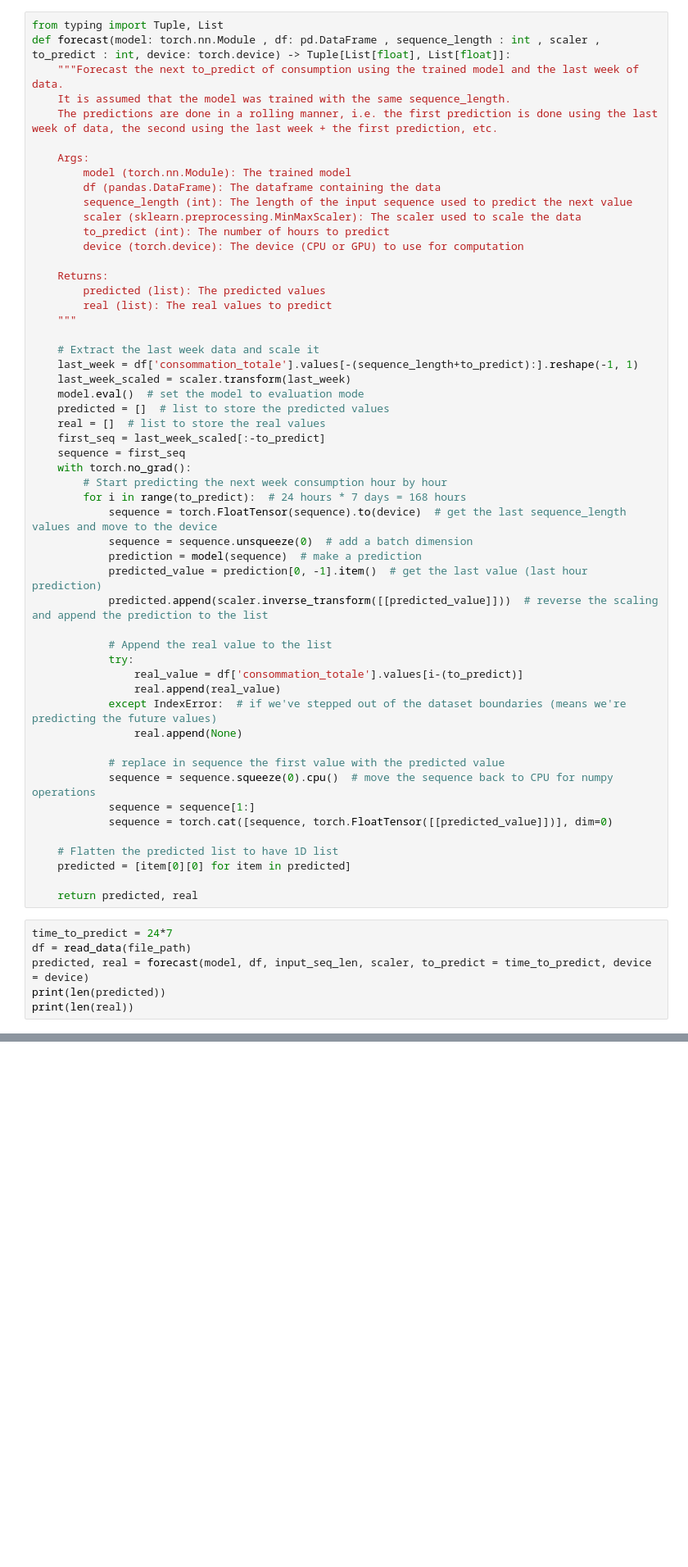
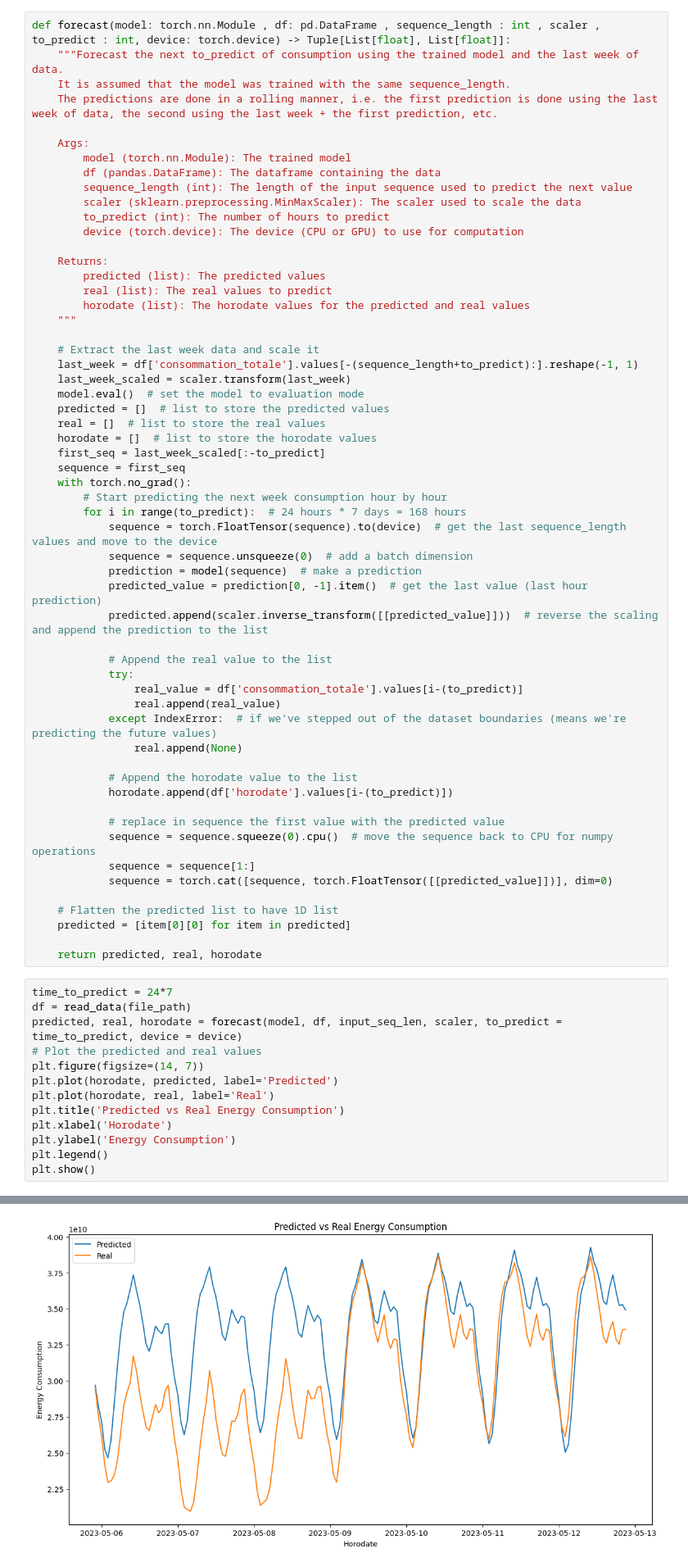
Before and after one commit to nathanbrites/EI_TS_CS, a Jupyter notebook: explo_pytorch.ipynb, the cells around one changed output, grey strips where cells are left out. Shown: that part at 82% size. Cells and saved outputs as stored; diff of their text form; blank space fills up the shorter version.

```diff
--- a/explo_pytorch.ipynb
+++ b/explo_pytorch.ipynb
@@ -245,7 +219,6 @@ torch.save(model.state_dict(), 'model/model_{}.pth'.format(datetime.now().strfti
 # %% [markdown]
 # Show the prediction of our model
 # %%
-from typing import Tuple, List
 def forecast(model: torch.nn.Module , df: pd.DataFrame , sequence_length : int , scaler , to_predict : int, device: torch.device) -> Tuple[List[float], List[float]]:
     """Forecast the next to_predict of consumption using the trained model and the last week of data.
     It is assumed that the model was trained with the same sequence_length.
@@ -262,6 +235,7 @@ def forecast(model: torch.nn.Module , df: pd.DataFrame , sequence_length : int ,
     Returns:
         predicted (list): The predicted values
         real (list): The real values to predict
+        horodate (list): The horodate values for the predicted and real values
     """
 
     # Extract the last week data and scale it
@@ -270,6 +244,7 @@ def forecast(model: torch.nn.Module , df: pd.DataFrame , sequence_length : int ,
     model.eval()  # set the model to evaluation mode
     predicted = []  # list to store the predicted values
     real = []  # list to store the real values
+    horodate = []  # list to store the horodate values
     first_seq = last_week_scaled[:-to_predict]
     sequence = first_seq
     with torch.no_grad():
@@ -288,6 +263,9 @@ def forecast(model: torch.nn.Module , df: pd.DataFrame , sequence_length : int ,
             except IndexError:  # if we've stepped out of the dataset boundaries (means we're predicting the future values)
                 real.append(None)
 
+            # Append the horodate value to the list
+            horodate.append(df['horodate'].values[i-(to_predict)])
+
             # replace in sequence the first value with the predicted value
             sequence = sequence.squeeze(0).cpu()  # move the sequence back to CPU for numpy operations
             sequence = sequence[1:]
@@ -296,11 +274,18 @@ def forecast(model: torch.nn.Module , df: pd.DataFrame , sequence_length : int ,
     # Flatten the predicted list to have 1D list
     predicted = [item[0][0] for item in predicted]
 
-    return predicted, real
+    return predicted, real, horodate
 # %%
 time_to_predict = 24*7
 df = read_data(file_path)
-predicted, real = forecast(model, df, input_seq_len, scaler, to_predict = time_to_predict, device = device)
-print(len(predicted))
-print(len(real))
+predicted, real, horodate = forecast(model, df, input_seq_len, scaler, to_predict = time_to_predict, device = device)
+# Plot the predicted and real values
+plt.figure(figsize=(14, 7))
+plt.plot(horodate, predicted, label='Predicted')
+plt.plot(horodate, real, label='Real')
+plt.title('Predicted vs Real Energy Consumption')
+plt.xlabel('Horodate')
+plt.ylabel('Energy Consumption')
+plt.legend()
+plt.show()
 # %% [output]
@@ -308,0 +292 @@ print(len(real))
+[figure, added]
```
Also changed, not shown: parts of 6 cells of this notebook.
